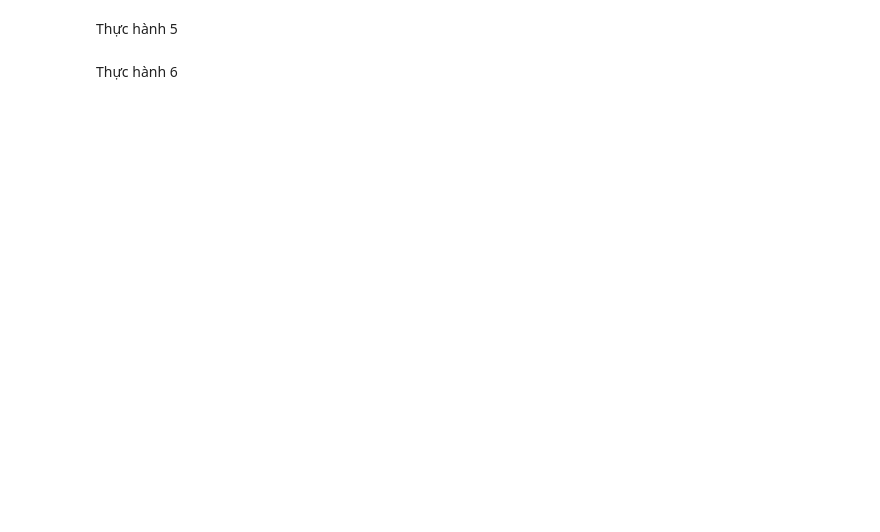
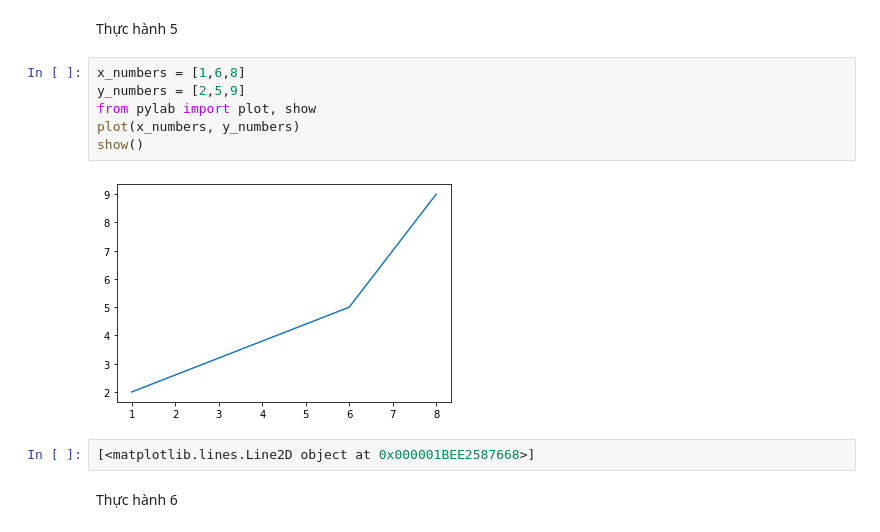
Before and after one commit to gnasche-2003/thuchanhtoancp, a Jupyter notebook: Buổi_2.ipynb, the cells around one changed output. Drawn from its saved outputs; the diff is of its cells as text; blank space fills up the shorter version.

```diff
--- a/Buổi_2.ipynb
+++ b/Buổi_2.ipynb
@@ -11,4 +90,14 @@ Thực hành 4
 # %% [markdown]
 Thực hành 5
+# %%
+x_numbers = [1,6,8]
+y_numbers = [2,5,9]
+from pylab import plot, show
+plot(x_numbers, y_numbers)
+show()
+# %% [output]
+[figure, added]
+# %%
+[<matplotlib.lines.Line2D object at 0x000001BEE2587668>]
 # %% [markdown]
 Thực hành 6
```
Also changed, not shown: parts of 27 cells of this notebook.
